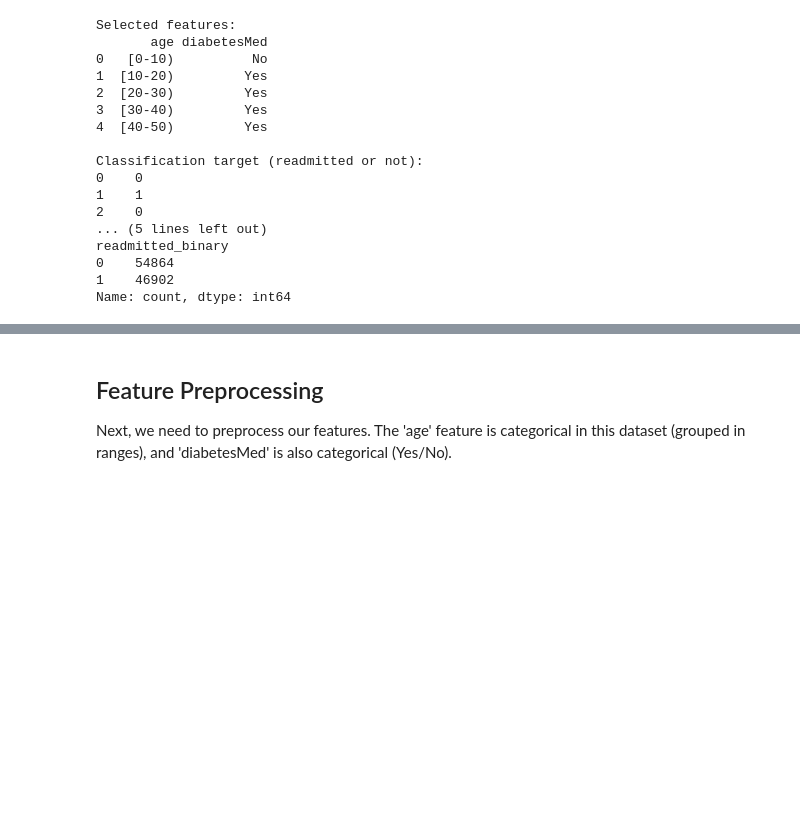
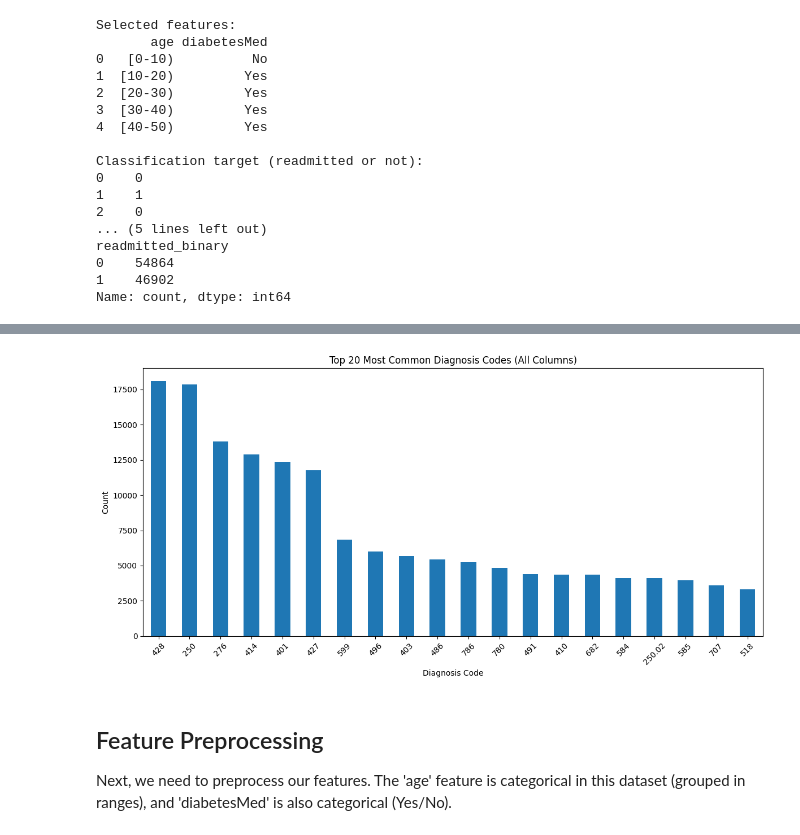
Before and after one commit to aaalras1/Diabetes-ML-178, a Jupyter notebook: Schostic gradient descent with age and diabetes meds.ipynb, the cells around one changed output, grey strips where cells are left out. Cells and saved outputs as stored; diff of their text form; code cells hidden in the pictures; blank space fills up the shorter version.

```diff
--- a/Schostic gradient descent with age and diabetes meds.ipynb
+++ b/Schostic gradient descent with age and diabetes meds.ipynb
@@ -69,3 +89,26 @@ Name: count, dtype: int64
+# %%
+import pandas as pd
+import matplotlib.pyplot as plt
+
+# Combine diagnosis columns into a single series and drop missing values
+all_diag = pd.concat([df['diag_1'], df['diag_2'], df['diag_3']]).dropna()
+
+# Count the occurrences of each unique diagnosis code across all three columns
+diag_counts_all = all_diag.value_counts().sort_values(ascending=False)
+
+# Display the top 20 most common diagnosis codes
+top_20_all = diag_counts_all.head(20)
+
+plt.figure(figsize=(12, 6))
+top_20_all.plot(kind='bar')
+plt.title('Top 20 Most Common Diagnosis Codes (All Columns)')
+plt.xlabel('Diagnosis Code')
+plt.ylabel('Count')
+plt.xticks(rotation=45)
+plt.tight_layout()
+plt.show()
+# %% [output]
+[figure, added]
 # %% [markdown]
 ## Feature Preprocessing
 Next, we need to preprocess our features. The 'age' feature is categorical in this dataset (grouped in ranges), and 'diabetesMed' is also categorical (Yes/No).
```
Also changed, not shown: parts of 1 cell of this notebook.
